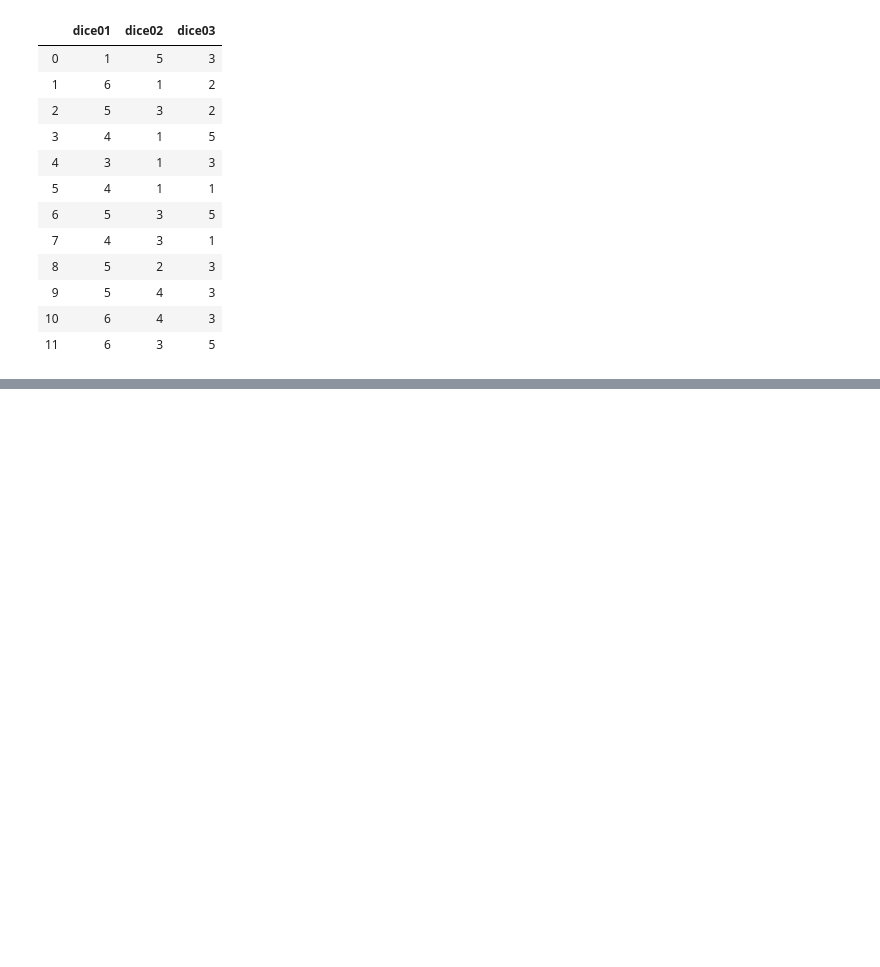
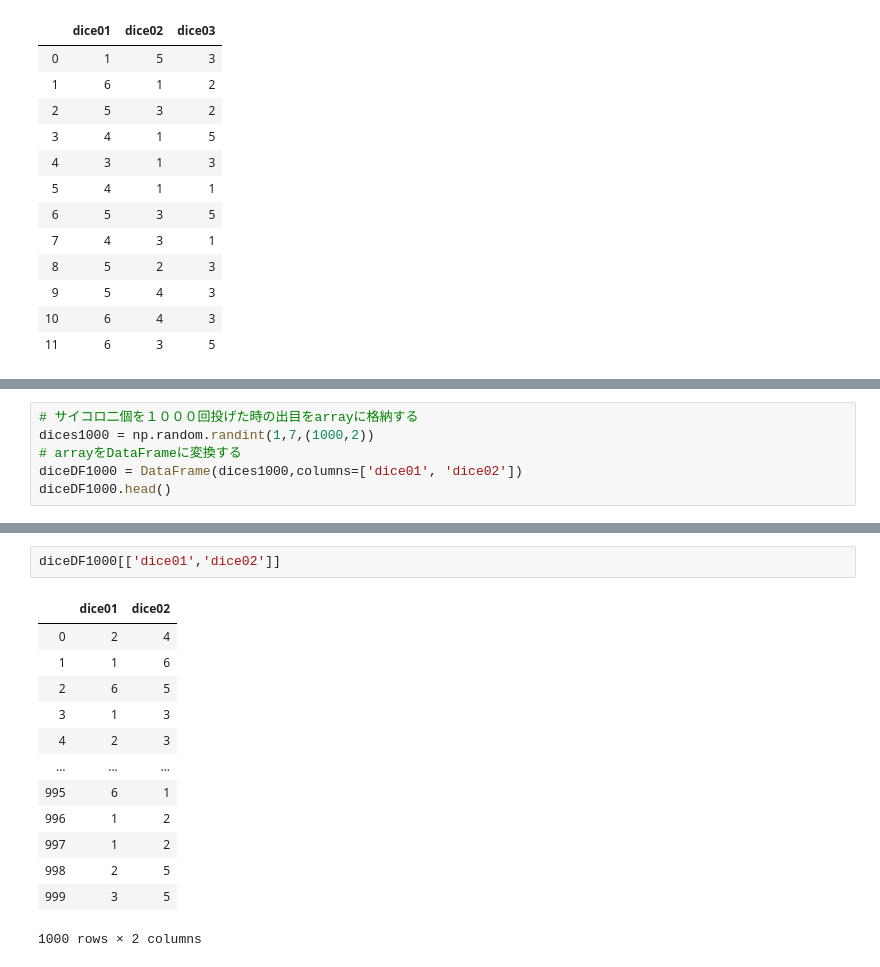
Before and after one commit to CentralEden/mlStudy, a Jupyter notebook: anaconda_tutorial.ipynb, the cells around one changed output, grey strips where cells are left out. Saved outputs shown, nothing was run; the diff lists cells and outputs as text; blank space fills up the shorter version.

```diff
--- a/anaconda_tutorial.ipynb
+++ b/anaconda_tutorial.ipynb
@@ -446,0 +453,6 @@ diceDF01.append(diceDF02,ignore_index=True)
+# %%
+# サイコロ二個を１０００回投げた時の出目をarrayに格納する
+dices1000 = np.random.randint(1,7,(1000,2))
+# arrayをDataFrameに変換する
+diceDF1000 = DataFrame(dices1000,columns=['dice01', 'dice02'])
+diceDF1000.head()
@@ -446,0 +508,16 @@ diceDF01.append(diceDF02,ignore_index=True)
+# %%
+diceDF1000[['dice01','dice02']]
+# %% [output]
+|  | dice01 | dice02 |
+| 0 | 2 | 4 |
+| 1 | 1 | 6 |
+| 2 | 6 | 5 |
+| 3 | 1 | 3 |
+| 4 | 2 | 3 |
+| ... | ... | ... |
+| 995 | 6 | 1 |
+| 996 | 1 | 2 |
+| 997 | 1 | 2 |
+| 998 | 2 | 5 |
+| 999 | 3 | 5 |
+1000 rows × 2 columns
```
Also changed, not shown: parts of 10 cells of this notebook.
